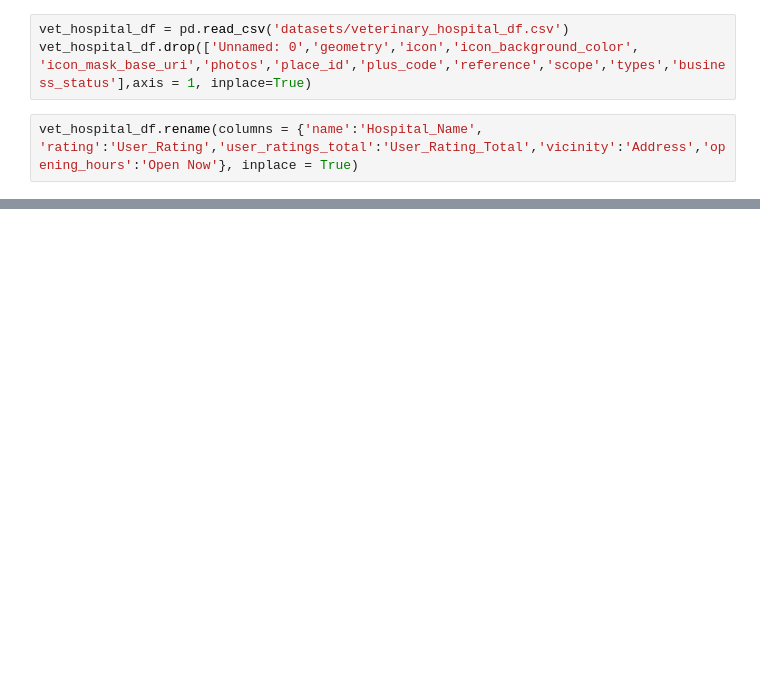
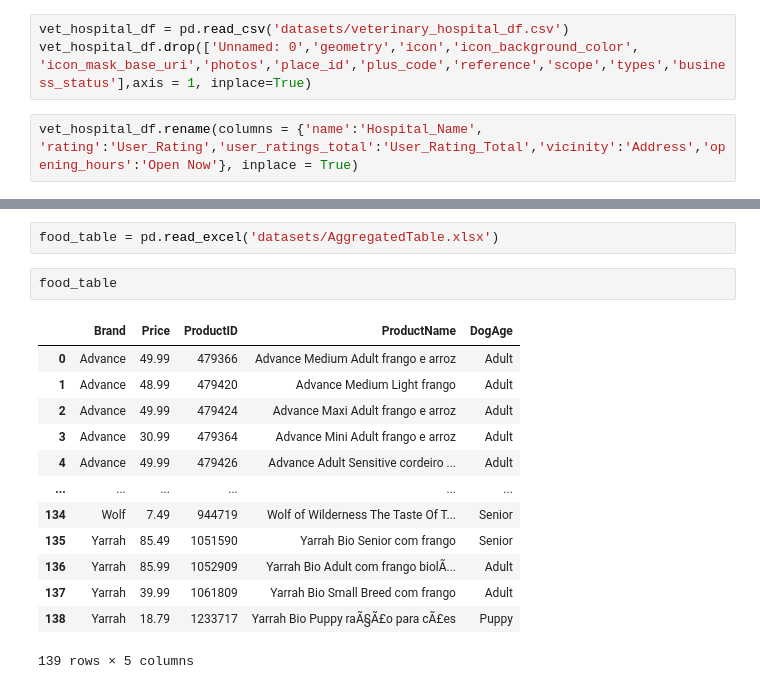
Before and after one commit to RoyMcQueen/Doogle, a Jupyter notebook: df_cleaning.ipynb, the cells around one changed output, grey strips where cells are left out. Drawn from its saved outputs; the diff is of its cells as text; blank space fills up the shorter version.

```diff
--- a/df_cleaning.ipynb
+++ b/df_cleaning.ipynb
@@ -133,0 +208,18 @@ display()
+# %%
+food_table = pd.read_excel('datasets/AggregatedTable.xlsx')
+# %%
+food_table
+# %% [output]
+|  | Brand | Price | ProductID | ProductName | DogAge |
+| 0 | Advance | 49.99 | 479366 | Advance Medium Adult frango e arroz | Adult |
+| 1 | Advance | 48.99 | 479420 | Advance Medium Light frango | Adult |
+| 2 | Advance | 49.99 | 479424 | Advance Maxi Adult frango e arroz | Adult |
+| 3 | Advance | 30.99 | 479364 | Advance Mini Adult frango e arroz | Adult |
+| 4 | Advance | 49.99 | 479426 | Advance Adult Sensitive cordeiro ... | Adult |
+| ... | ... | ... | ... | ... | ... |
+| 134 | Wolf | 7.49 | 944719 | Wolf of Wilderness The Taste Of T... | Senior |
+| 135 | Yarrah | 85.49 | 1051590 | Yarrah Bio Senior com frango | Senior |
+| 136 | Yarrah | 85.99 | 1052909 | Yarrah Bio Adult com frango biolÃ... | Adult |
+| 137 | Yarrah | 39.99 | 1061809 | Yarrah Bio Small Breed com frango | Adult |
+| 138 | Yarrah | 18.79 | 1233717 | Yarrah Bio Puppy raÃ§Ã£o para cÃ£es | Puppy |
+139 rows × 5 columns
```
Also changed, not shown: parts of 24 cells of this notebook, 5 other files.
